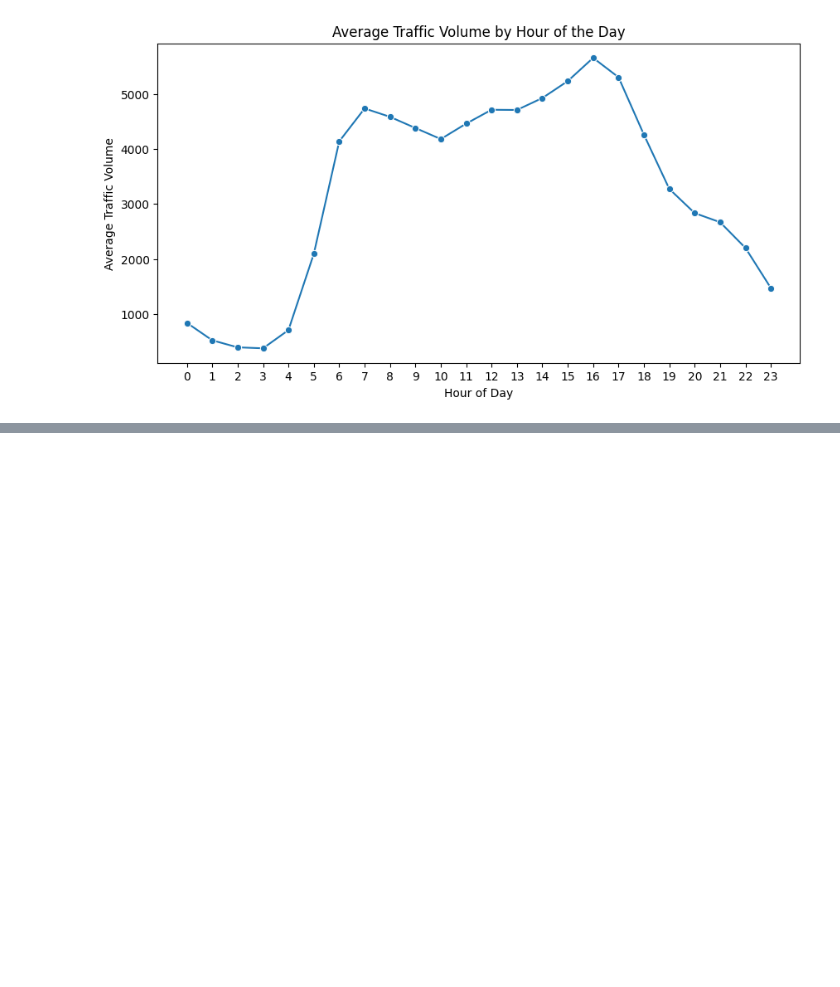
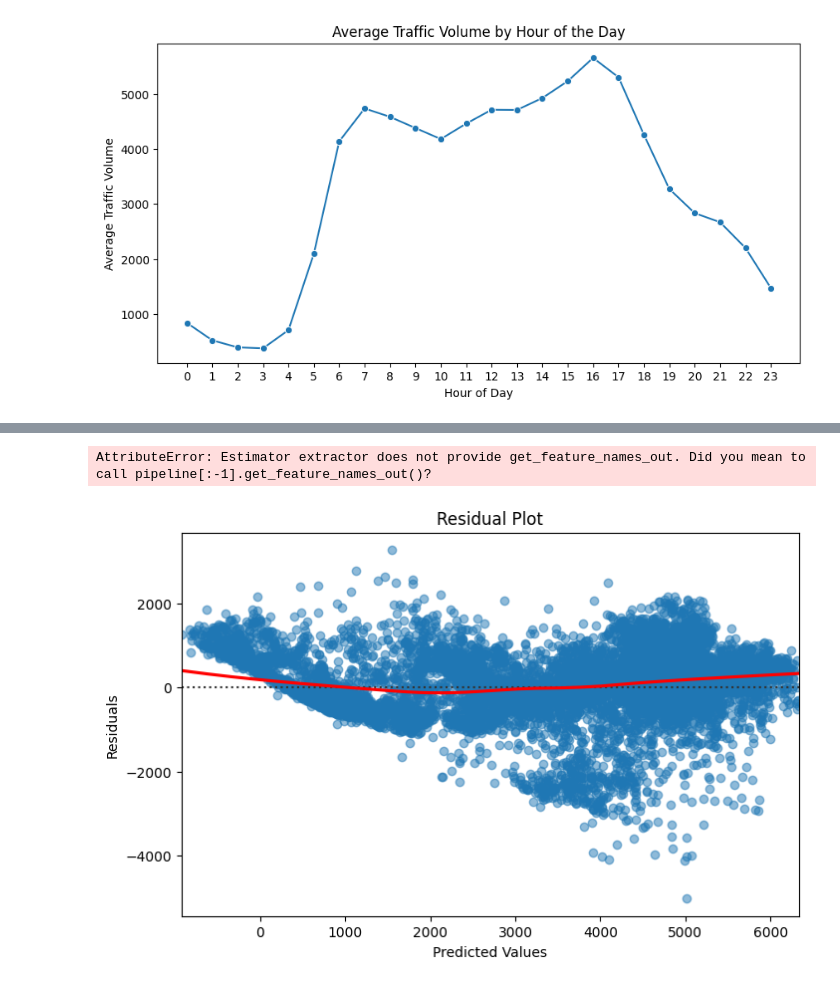
Before and after one commit to LouaiMuhammed/traffic-analysis-and-prediction, a Jupyter notebook: notebook.ipynb, the cells around one changed output, grey strips where cells are left out. Drawn from its saved outputs; the diff is of its cells as text; code cells hidden in the pictures; blank space fills up the shorter version.

Commit message:
training models

```diff
--- a/notebook.ipynb
+++ b/notebook.ipynb
@@ -251,0 +302,3 @@ plt.show()
+# %%
+X = df.drop(columns='traffic_volume')
+y = df['traffic_volume']
@@ -251,0 +309,19 @@ plt.show()
+# %%
+from sklearn.base import BaseEstimator, TransformerMixin
+import pandas as pd
+
+class DateTimeExtractor(BaseEstimator, TransformerMixin):
+    def __init__(self, datetime_col):
+        self.datetime_col = datetime_col
+
+    def fit(self, X, y=None):
+        return self
+
+    def transform(self, X):
+        X_copy = X.copy()
+        X_copy[self.datetime_col] = pd.to_datetime(X_copy[self.datetime_col])
+        return pd.DataFrame({
+            'hour': X_copy[self.datetime_col].dt.hour,
+            'day_of_week': X_copy[self.datetime_col].dt.dayofweek,
+            'month': X_copy[self.datetime_col].dt.month
+        })
@@ -251,0 +378,9 @@ plt.show()
+# %%
+from sklearn.linear_model import LinearRegression
+
+lr_reg = Pipeline([
+    ('preprocessor', preprocessor),
+    ('regressor', LinearRegression())
+])
+# %%
+lr_reg.fit(X_train,y_train)
@@ -251,0 +421,38 @@ plt.show()
+# %%
+feature_names = preprocessor.get_feature_names_out()
+coefficients = lr_reg.named_steps['regressor'].coef_
+
+# Combine into DataFrame
+coef_df = pd.DataFrame({
+    'feature': feature_names,
+    'coefficient': coefficients
+})
+
+# Exclude any features coming from date_time
+coef_df = coef_df[~coef_df['feature'].str.contains('date_time', case=False)]
+
+# Sort and plot
+coef_df = coef_df.sort_values(by='coefficient', key=abs, ascending=False)
+
+plt.figure(figsize=(10,6))
+sns.barplot(data=coef_df, x='coefficient', y='feature')
+plt.title('Feature Importance (Linear Regression Coefficients)')
+plt.show()
+# %% [output]
+AttributeError: Estimator extractor does not provide get_feature_names_out. Did you mean to call pipeline[:-1].get_feature_names_out()?
+# %%
+y_pred = lr_reg.predict(X_test)
+
+# Residuals
+residuals = y_test - y_pred
+
+# Residual plot
+plt.figure(figsize=(8, 5))
+sns.residplot(x=y_pred, y=residuals, lowess=True,
+              scatter_kws={'alpha':0.5}, line_kws={'color':'red'})
+plt.xlabel("Predicted Values")
+plt.ylabel("Residuals")
+plt.title("Residual Plot")
+plt.show()
+# %% [output]
+[figure, added]
```
Also changed, not shown: parts of 23 cells of this notebook.
